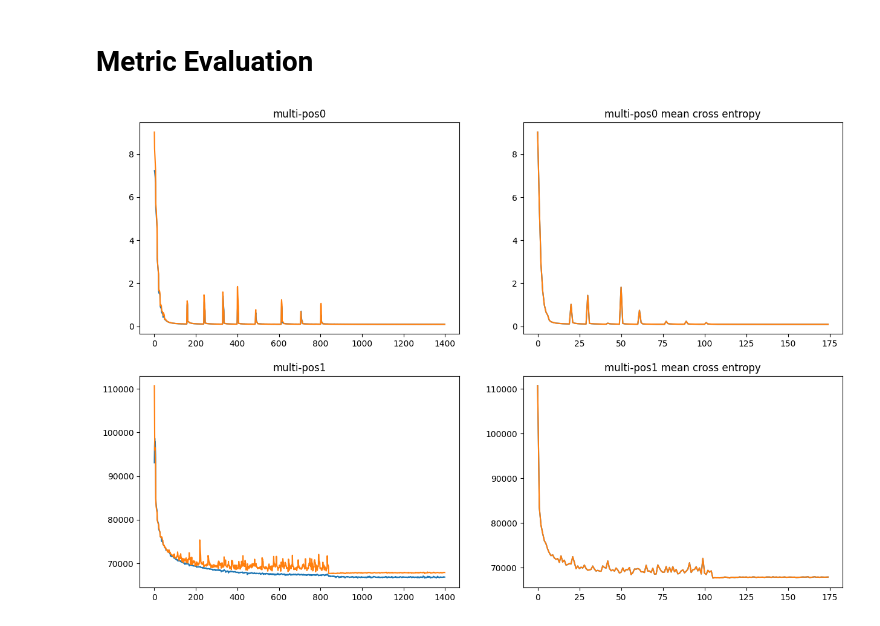
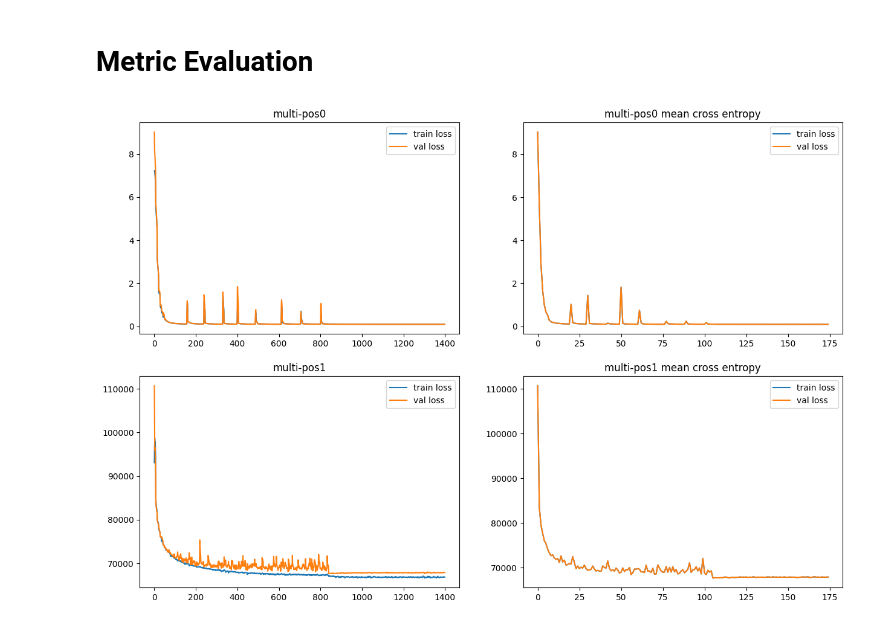
Before and after one commit to xu-shitong/Contrastive-Medical-Image-Classification, a Jupyter notebook: moco/moco.ipynb, the cells around one changed output. Cells and saved outputs as stored; diff of their text form; code cells hidden in the pictures.

```diff
--- a/moco/moco.ipynb
+++ b/moco/moco.ipynb
@@ -477,31 +483,34 @@ def extract_float(file_name, start=""):
   return torch.tensor(l)
 
 # general propose plot
 file_names = [
   "./epochs200_batch128_lr0.03_momentum0.9_multi-pos0.txt",
   "./epochs200_batch128_lr0.03_momentum0.9_multi-pos1.txt",
 ]
 fig, axarr = plt.subplots(len(file_names), 2, figsize=(15, 10))
 names = ["multi-pos0", "multi-pos1"] # titles for each row of image, substitute of file name
 for i, file_name in enumerate(file_names):
   losses = extract_float(file_name) # shape [iteration_number * print num per iteration, 8], only loss at index [5, 7] are useful for plot
   train_index = {} # additional plot other than losses
   val_index = {}
   mean_loss_index = [i * 8 for i in range(losses.shape[0] // 8)]
 
   for j, idx in enumerate(train_index):
     axarr[i, j+1].plot(losses[:, idx])
 
   for j, idx in enumerate(val_index):
     axarr[i, j+1].plot(losses[:, idx])
     axarr[i, j+1].set_title(train_index[idx])
 
   axarr[i, 0].plot(losses[:, 5], label="train loss")
   axarr[i, 0].plot(losses[:, 7], label="val loss")
   axarr[i, 0].set_title(names[i])
+  axarr[i, 0].legend(loc="upper right")
+
 
   axarr[i, -1].plot(losses[mean_loss_index, idx], label="train loss")
   axarr[i, -1].plot(losses[mean_loss_index, idx], label="val loss")
   axarr[i, -1].set_title(names[i] + " mean cross entropy")
+  axarr[i, -1].legend(loc="upper right")
 # %% [output]
-[figure, old version]
+[figure, new version]
```
Also changed, not shown: parts of 1 cell of this notebook, 2 other files.
